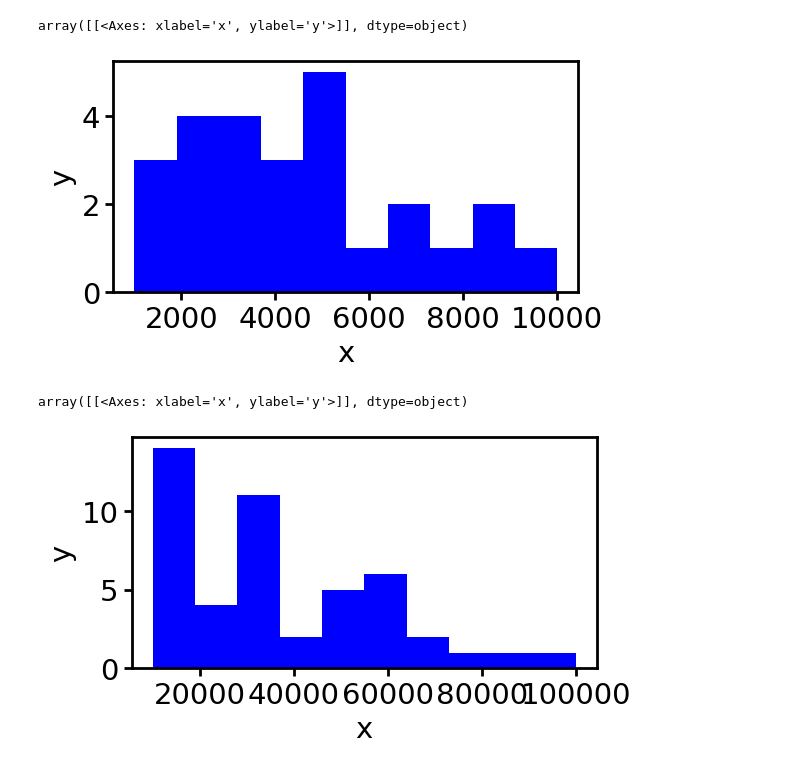
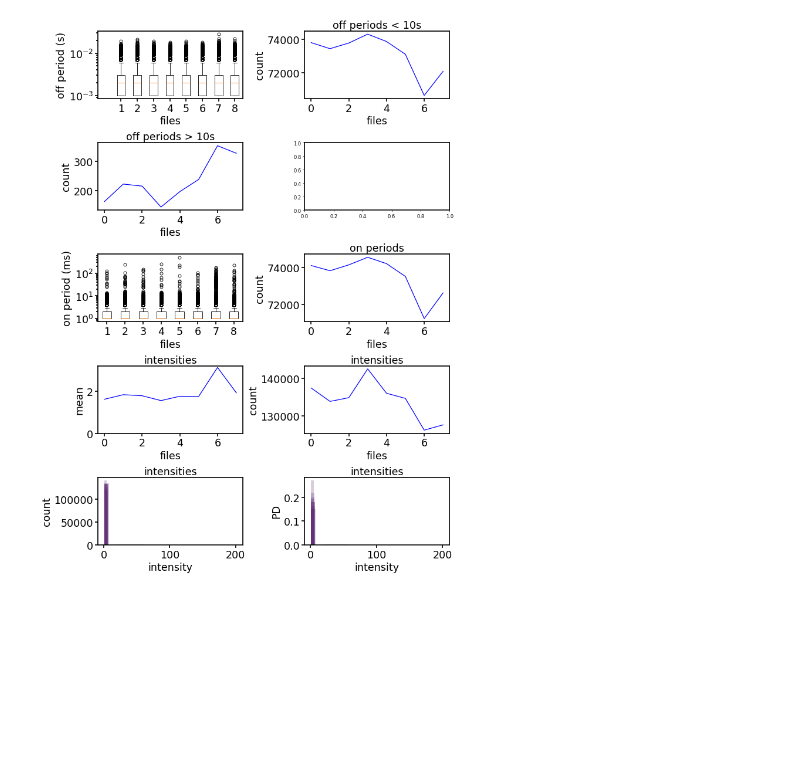
Before and after one commit to super-resolution/Fluopy, a Jupyter notebook: notebooks/cy5/experimental_data/DNA origami/ref.ipynb, the cells around one changed output. Cells and saved outputs as stored; diff of their text form; code cells hidden in the pictures; blank space fills up the shorter version.

```diff
--- a/notebooks/cy5/experimental_data/DNA origami/ref.ipynb
+++ b/notebooks/cy5/experimental_data/DNA origami/ref.ipynb
@@ -293,10 +24,8 @@ array([[<Axes: xlabel='x', ylabel='y'>]], dtype=object)
-# %%
-fi.universal_figure(type_='hist', data=off_periods, range=[1000, 10000])
-# %% [output]
-array([[<Axes: xlabel='x', ylabel='y'>]], dtype=object)
-[figure, removed]
-# %%
-fi.universal_figure(type_='hist', data=off_periods, range=[10000, 100000])
-# %% [output]
-array([[<Axes: xlabel='x', ylabel='y'>]], dtype=object)
-[figure, removed]
+# %%
+path = r'C:\Users\vie43sq\Desktop\origami\Reference_1xCy5-Origami_TimeTrace'
+memory = 0
+threshold = 0
+eda.sum_all_files(path=path, memory=memory, threshold=threshold,
+                     skip_id=[4,8,9])
+# %% [output]
+[figure, added]
```
Also changed, not shown: parts of 34 cells of this notebook, 37 other files.
